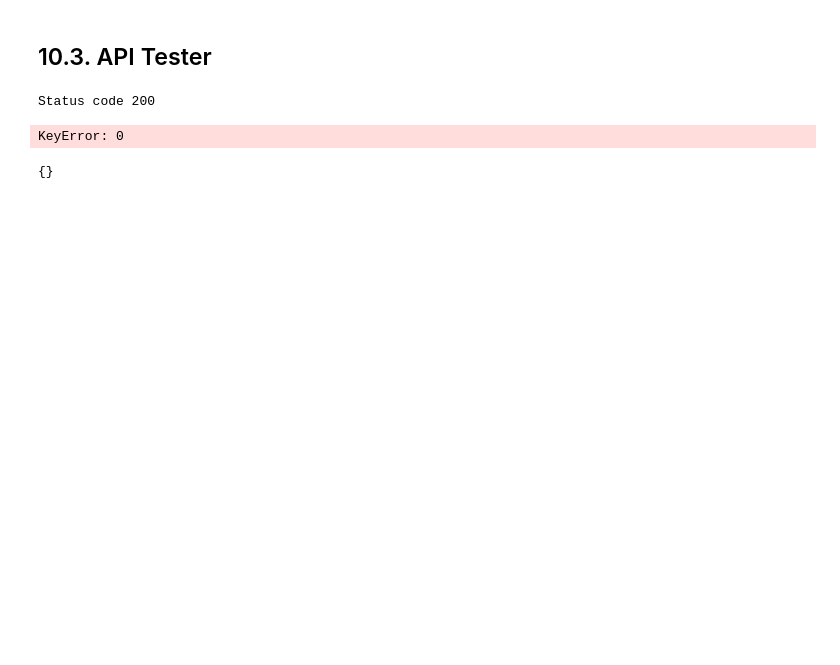
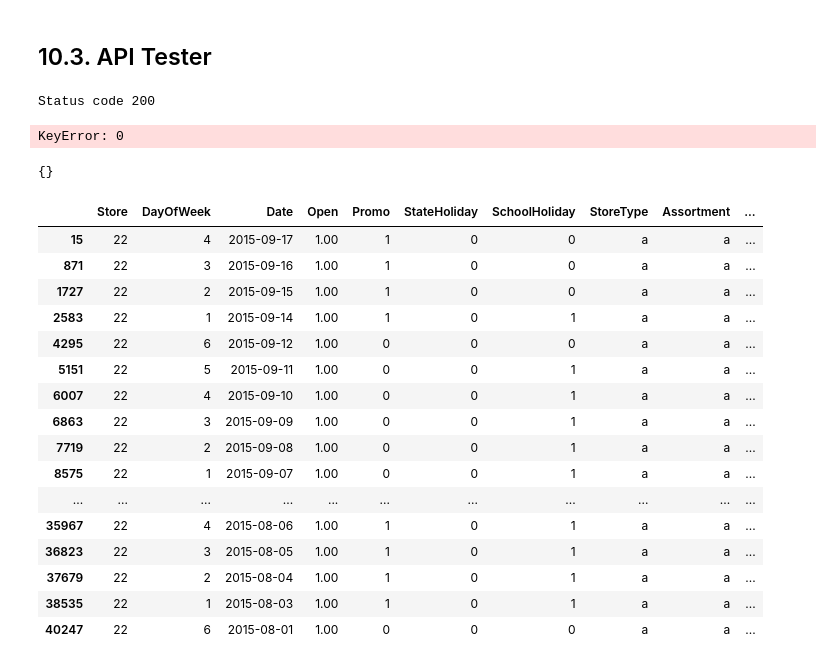
Before and after one commit to RaulBelarmino/rossman-predict-sales, a Jupyter notebook: rossman-predict-ds-em-producao.ipynb, the cells around one changed output. Cells and saved outputs as stored; diff of their text form; code cells hidden in the pictures; blank space fills up the shorter version.

```diff
--- a/rossman-predict-ds-em-producao.ipynb
+++ b/rossman-predict-ds-em-producao.ipynb
@@ -1618,3 +1629,23 @@ KeyError: 0
 r.json()
 # %% [output]
 {}
+# %%
+df_test
+# %% [output]
+|  | Store | DayOfWeek | Date | Open | Promo | StateHoliday | SchoolHoliday | StoreType | Assortment | ... |
+| 15 | 22 | 4 | 2015-09-17 | 1.00 | 1 | 0 | 0 | a | a | ... |
+| 871 | 22 | 3 | 2015-09-16 | 1.00 | 1 | 0 | 0 | a | a | ... |
+| 1727 | 22 | 2 | 2015-09-15 | 1.00 | 1 | 0 | 0 | a | a | ... |
+| 2583 | 22 | 1 | 2015-09-14 | 1.00 | 1 | 0 | 1 | a | a | ... |
+| 4295 | 22 | 6 | 2015-09-12 | 1.00 | 0 | 0 | 0 | a | a | ... |
+| 5151 | 22 | 5 | 2015-09-11 | 1.00 | 0 | 0 | 1 | a | a | ... |
+| 6007 | 22 | 4 | 2015-09-10 | 1.00 | 0 | 0 | 1 | a | a | ... |
+| 6863 | 22 | 3 | 2015-09-09 | 1.00 | 0 | 0 | 1 | a | a | ... |
+| 7719 | 22 | 2 | 2015-09-08 | 1.00 | 0 | 0 | 1 | a | a | ... |
+| 8575 | 22 | 1 | 2015-09-07 | 1.00 | 0 | 0 | 1 | a | a | ... |
+| ... | ... | ... | ... | ... | ... | ... | ... | ... | ... | ... |
+| 35967 | 22 | 4 | 2015-08-06 | 1.00 | 1 | 0 | 1 | a | a | ... |
+| 36823 | 22 | 3 | 2015-08-05 | 1.00 | 1 | 0 | 1 | a | a | ... |
+| 37679 | 22 | 2 | 2015-08-04 | 1.00 | 1 | 0 | 1 | a | a | ... |
+| 38535 | 22 | 1 | 2015-08-03 | 1.00 | 1 | 0 | 1 | a | a | ... |
+| 40247 | 22 | 6 | 2015-08-01 | 1.00 | 0 | 0 | 0 | a | a | ... |
```
Also changed, not shown: parts of 4 cells of this notebook.
